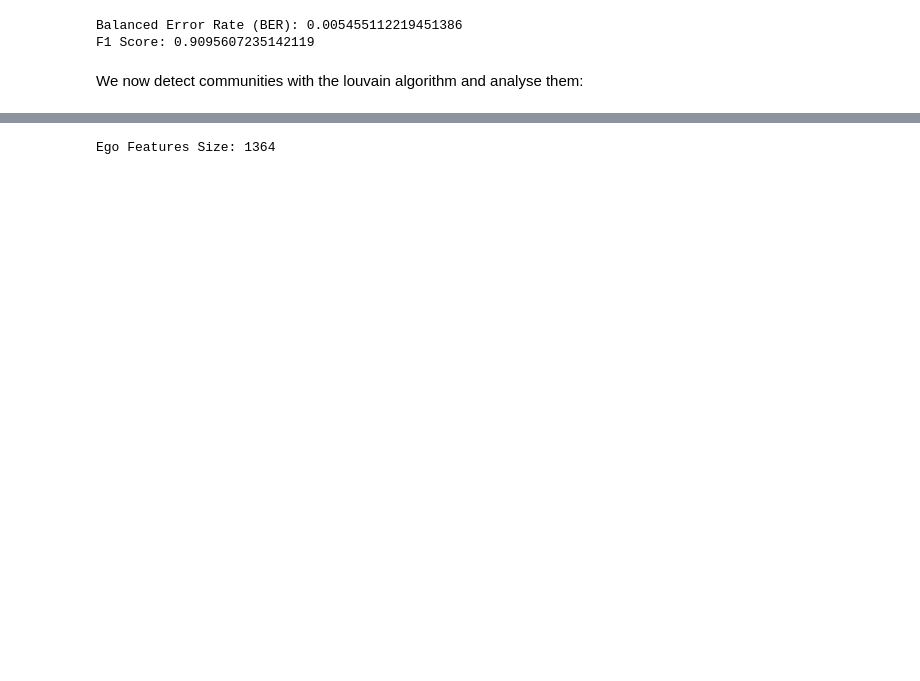
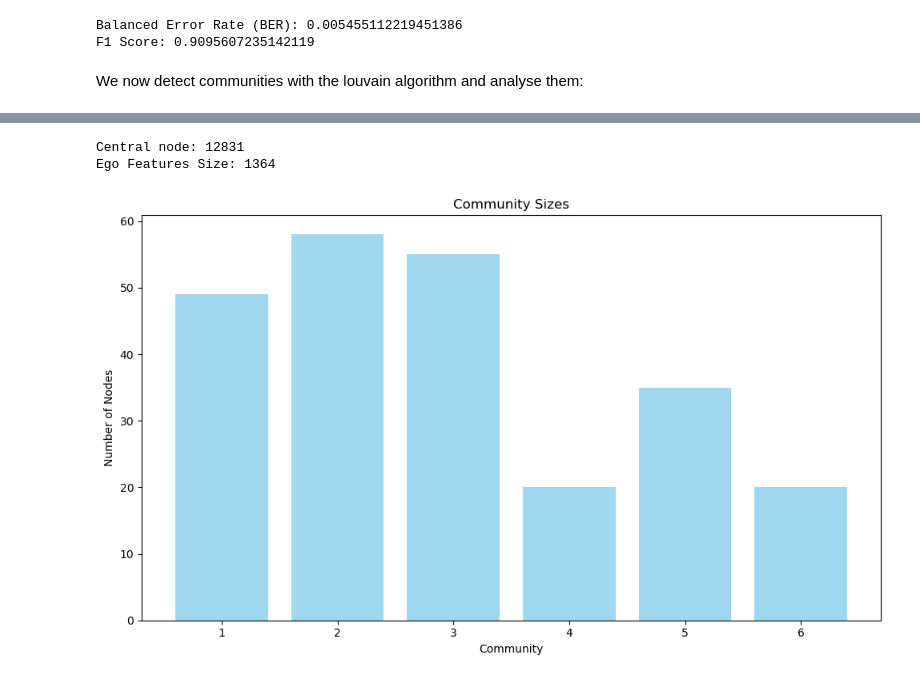
Before and after one commit to TiagoBarrosGarcia/ADC_Project_Group11, a Jupyter notebook: ego-Twitter_Grupo11.ipynb, the cells around one changed output, grey strips where cells are left out. Cells and saved outputs as stored; diff of their text form; code cells hidden in the pictures; blank space fills up the shorter version.

```diff
--- a/ego-Twitter_Grupo11.ipynb
+++ b/ego-Twitter_Grupo11.ipynb
@@ -465,5 +439,16 @@ Community 16: Density = 0.211
 # %%
 import pandas as pd
+
+nodeId_file_path = "twitter/12831.edges"  # Replace with your dataset path
+nodeId_G = nx.read_edgelist(nodeId_file_path) #edges are directed, but we are not treating them like so
+
+ego_node = '12831'
+nodes_in_graph = list(nodeId_G.nodes())
+# Add edges from the ego node to every other node
+for node in nodes_in_graph:
+    if node != ego_node:
+        nodeId_G.add_edge(ego_node, node)
+
 
 # Load features
 feat_file = "twitter/12831.feat"
@@ -483,28 +468,48 @@ print(f"Ego Features Size: {len(ego_features)}")
 # Add ego features to the dictionary (optional)
 node_feature_dict[12831] = ego_features
 # %% [output]
+Central node: 12831
 Ego Features Size: 1364
 # %%
 community_features = []
 
 
 
-for idx, community in enumerate(communities):
+nodeId_communities = louvain_communities(nodeId_G, resolution=1, threshold=1e-07, seed=42)
+
+for idx, community in enumerate(nodeId_communities):
     # Get feature vectors for all nodes in the community
     community_nodes = [int(node) for node in community if int(node) in node_feature_dict]
     community_feats = [node_feature_dict[node] for node in community_nodes]
 
     # Aggregate features (e.g., sum or average)
     if community_feats:
         aggregated_features = pd.DataFrame(community_feats).mean(axis=0).tolist()  # Average features
     else:
         aggregated_features = []
 
     community_features.append({
         "Community": idx,
         "Nodes": len(community_nodes),
         "Aggregated Features": aggregated_features
     })
+
+nodeId_community_sizes = [len(community) for community in nodeId_communities]
+community_numbers = list(range(1, len(nodeId_community_sizes) + 1))
+
+# Plot
+plt.figure(figsize=(10, 6))
+plt.bar(community_numbers, nodeId_community_sizes, color='skyblue', alpha=0.8)
+plt.title("Community Sizes")
+plt.xlabel("Community")
+plt.ylabel("Number of Nodes")
+plt.xticks(community_numbers)  # Set custom x-ticks to show community numbers
+plt.tight_layout()
+output_path = "12831_communities.png"  # Change the name or format if needed
+plt.savefig(output_path, format="png", dpi=300)
+plt.show()
+# %% [output]
+[figure, added]
 # %%
 import pandas as pd
 import matplotlib.pyplot as plt
```
Also changed, not shown: parts of 9 cells of this notebook.
